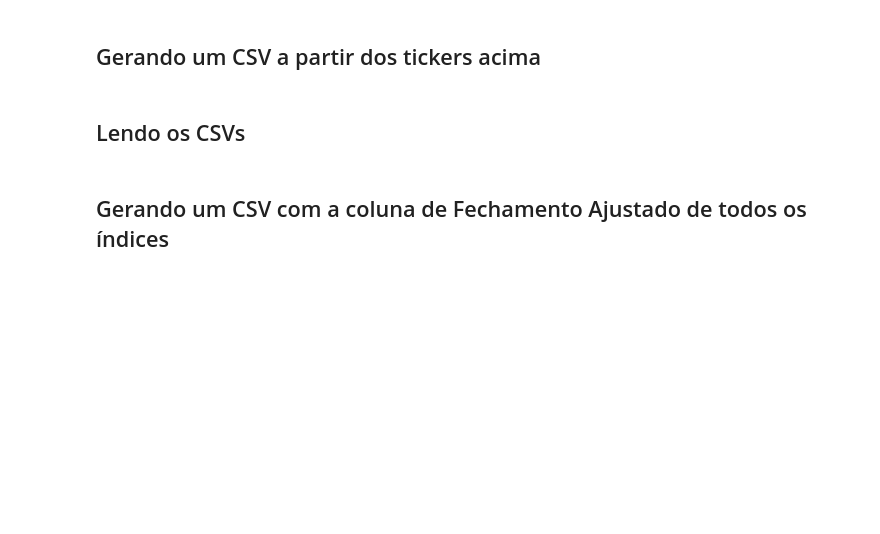
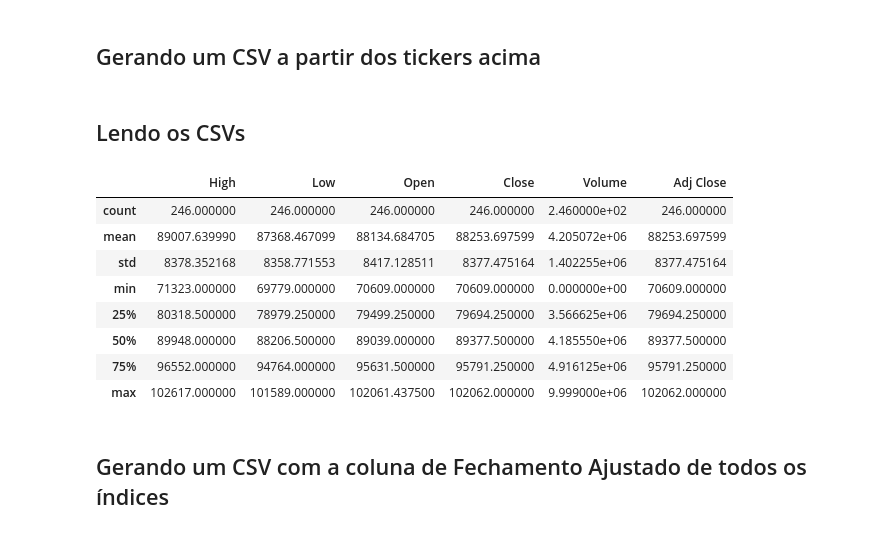
Before and after one commit to albertoivo/nossasrotas-finance, a Jupyter notebook: indices_mundiais.ipynb, the cells around one changed output. Drawn from its saved outputs; the diff is of its cells as text; code cells hidden in the pictures; blank space fills up the shorter version.

```diff
--- a/indices_mundiais.ipynb
+++ b/indices_mundiais.ipynb
@@ -33,6 +33,18 @@ dax_df = pd.read_csv('csv/DAX.csv', index_col=0)
 dji_df = pd.read_csv('csv/DowJones.csv', index_col=0)
 india_df = pd.read_csv('csv/India.csv', index_col=0)
 japao_df = pd.read_csv('csv/Japao.csv', index_col=0)
+# %%
+ibov_df.describe()
+# %% [output]
+|  | High | Low | Open | Close | Volume | Adj Close |
+| count | 246.000000 | 246.000000 | 246.000000 | 246.000000 | 2.460000e+02 | 246.000000 |
+| mean | 89007.639990 | 87368.467099 | 88134.684705 | 88253.697599 | 4.205072e+06 | 88253.697599 |
+| std | 8378.352168 | 8358.771553 | 8417.128511 | 8377.475164 | 1.402255e+06 | 8377.475164 |
+| min | 71323.000000 | 69779.000000 | 70609.000000 | 70609.000000 | 0.000000e+00 | 70609.000000 |
+| 25% | 80318.500000 | 78979.250000 | 79499.250000 | 79694.250000 | 3.566625e+06 | 79694.250000 |
+| 50% | 89948.000000 | 88206.500000 | 89039.000000 | 89377.500000 | 4.185550e+06 | 89377.500000 |
+| 75% | 96552.000000 | 94764.000000 | 95631.500000 | 95791.250000 | 4.916125e+06 | 95791.250000 |
+| max | 102617.000000 | 101589.000000 | 102061.437500 | 102062.000000 | 9.999000e+06 | 102062.000000 |
 # %% [markdown]
 ## Gerando um CSV com a coluna de Fechamento Ajustado de todos os índices
 # %%
```
Also changed, not shown: parts of 8 cells of this notebook, 3 other files.
